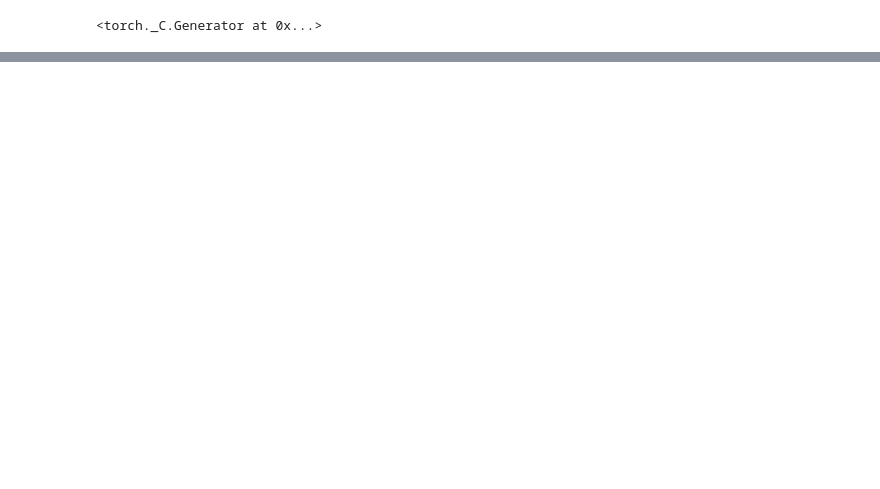
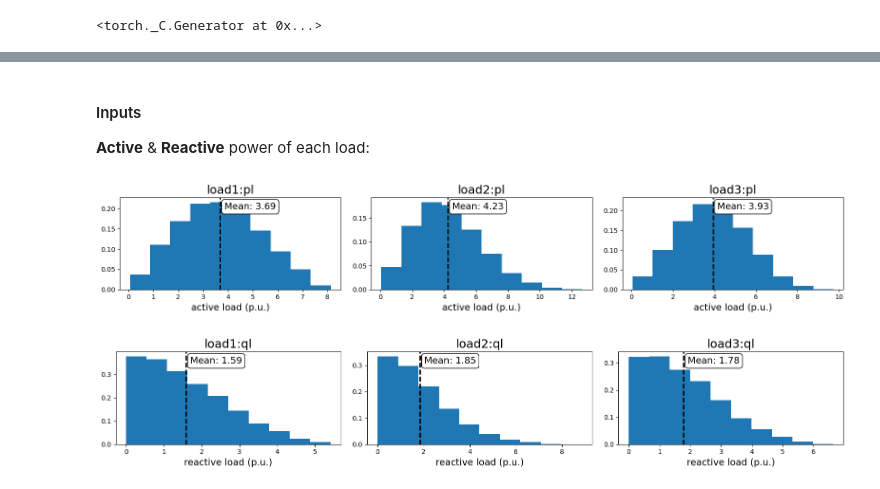
Before and after one commit to stanislawMarciniak/optimal-power-flow, a Jupyter notebook: optimal-power-flow.ipynb, the cells around one changed output, grey strips where cells are left out. Cells and saved outputs as stored; diff of their text form; code cells hidden in the pictures; blank space fills up the shorter version.

Commit message:
exploring dataset

```diff
--- a/optimal-power-flow.ipynb
+++ b/optimal-power-flow.ipynb
@@ -60,0 +153,19 @@ torch.manual_seed(SEED)
+# %%
+# Define output columns
+gen_p = list(df.columns[6:11])
+gen_q = list(df.columns[11:16])
+def convert(x):
+    # Remove spaces around the '+' or '-' before 'j'
+    x = x.replace(" + ", "+").replace(" - ", "-").replace("j", "j").strip()
+    return np.complex64(x)
+bus_vm = []
+bus_va = []
+for bus_v_column in df.columns[21:26]:
+  df[bus_v_column + '_mag'] = df[bus_v_column].apply(convert).apply(np.abs)
+  bus_vm.append(bus_v_column + '_mag')
+  df[bus_v_column + '_ang'] = df[bus_v_column].apply(convert).apply(np.angle)
+  ## the follow line of code is to correct a bug in the OPFLearn dataset
+  df[bus_v_column + '_ang'] = -1*np.rad2deg(df[bus_v_column + '_ang'].values)
+  bus_va.append(bus_v_column + '_ang')
+outputs = gen_p + gen_q + bus_vm + bus_va
+print(outputs)
@@ -60,0 +176,32 @@ torch.manual_seed(SEED)
+# %%
+def plot_hist_variables(variables):
+    fig, axs = plt.subplots(nrows=1, ncols=len(variables), figsize=(16, 3))
+    for i, input_name in enumerate(variables):
+        axs[i].hist(df[input_name], bins=10, density=True)
+        axs[i].set_title(input_name, fontsize=18)
+        mean_value = df[input_name].mean()
+        axs[i].axvline(mean_value, color='k', linestyle='dashed', linewidth=2)
+        x_offset = axs[i].get_xlim()[1] * 0.02
+        y_offset = axs[i].get_ylim()[1] * 0.05
+        axs[i].annotate(f"Mean: {mean_value:.2f}", xy=(mean_value, axs[i].get_ylim()[1]),
+                        xytext=(mean_value+x_offset, axs[i].get_ylim()[1]-y_offset),
+                        ha='left', va='top', fontsize=14,
+                        bbox=dict(facecolor='white', edgecolor='black', boxstyle='round'))
+        if 'pl' in input_name: axs[i].set_xlabel('active load (p.u.)', fontsize=14)
+        elif 'ql' in input_name: axs[i].set_xlabel('reactive load (p.u.)', fontsize=14)
+        elif 'pg' in input_name: axs[i].set_xlabel('active gen (p.u.)', fontsize=14)
+        elif 'qg' in input_name: axs[i].set_xlabel('reactive gen (p.u.)', fontsize=14)
+        elif 'mag' in input_name: axs[i].set_xlabel('bus vol. mag. (p.u.)', fontsize=14)
+        elif 'ang' in input_name: axs[i].set_xlabel('bus vol. ang. (rad.)', fontsize=14)
+    fig.tight_layout()
+    plt.show()
+# %% [markdown]
+#### Inputs
+
+**Active** & **Reactive** power of each load:
+# %%
+plot_hist_variables(load_p)
+plot_hist_variables(load_q)
+# %% [output]
+[figure, added]
+[figure, added]
```
Also changed, not shown: parts of 22 cells of this notebook, 6 other files.
